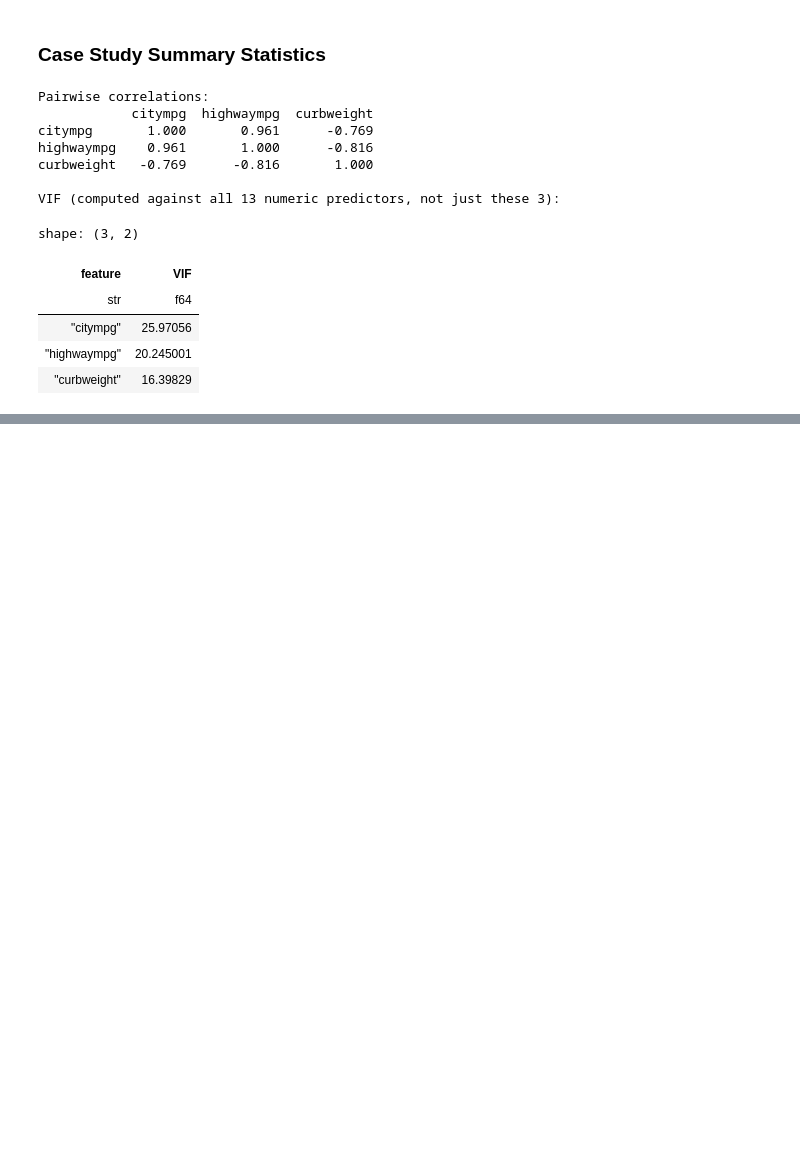
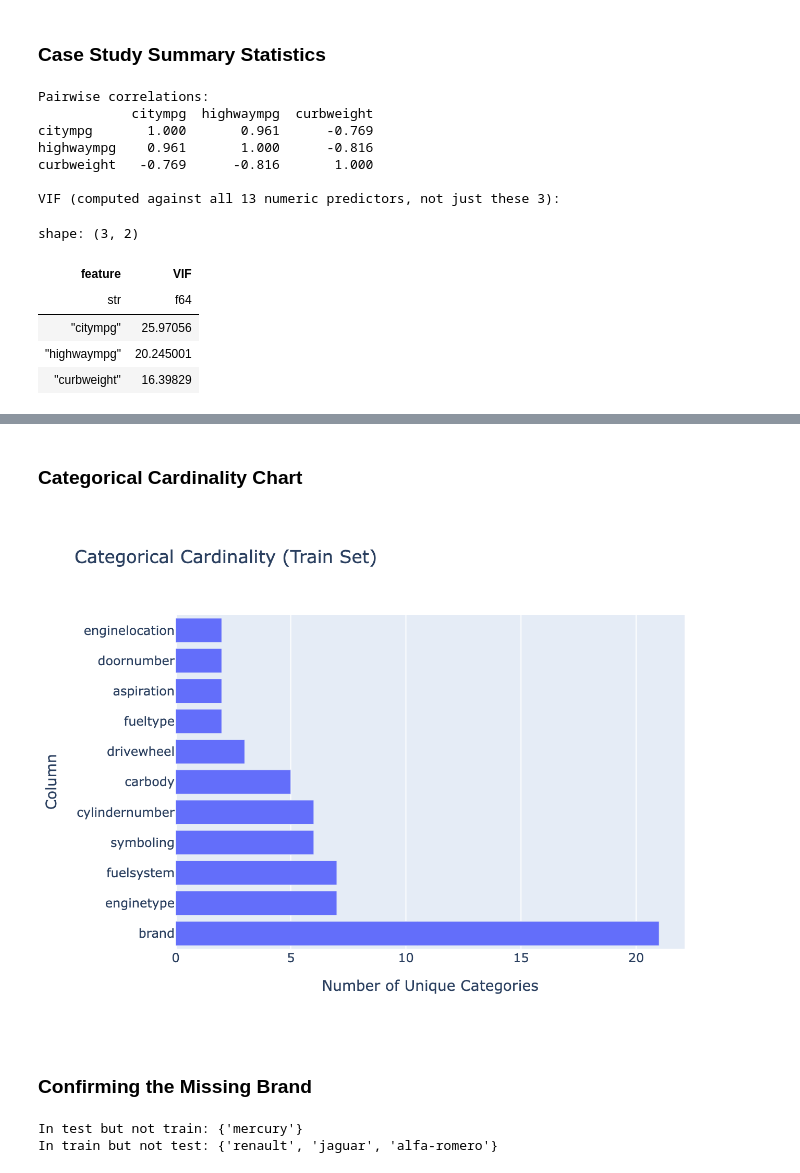
Before and after one commit to yubrajparajuli/car-price-regularization, a Jupyter notebook: notebook/01_data_understanding.ipynb, the cells around one changed output, grey strips where cells are left out. Drawn from its saved outputs; the diff is of its cells as text; code cells hidden in the pictures; blank space fills up the shorter version.

Commit message:
feat(notebook-01): complete data cleaning and EDA, finalize notebook

```diff
--- a/notebook/01_data_understanding.ipynb
+++ b/notebook/01_data_understanding.ipynb
@@ -725,0 +728,13 @@ shape: (3, 2)
+# %%
+categorical_cols = [
+    "symboling", "fueltype", "aspiration", "doornumber", "carbody",
+    "drivewheel", "enginelocation", "enginetype", "cylindernumber",
+    "fuelsystem", "brand"
+]
+
+cardinality = pl.DataFrame({
+    "column": categorical_cols,
+    "n_unique": [X_train[col].n_unique() for col in categorical_cols]
+}).sort("n_unique", descending=True)
+
+cardinality
@@ -725,0 +756,32 @@ shape: (3, 2)
+# %% [markdown]
+### Categorical Cardinality Chart
+# %%
+fig = go.Figure(go.Bar(
+    x=cardinality["n_unique"],
+    y=cardinality["column"],
+    orientation="h",
+    marker_color="#636EFA"
+))
+
+fig.update_layout(
+    title="Categorical Cardinality (Train Set)",
+    xaxis_title="Number of Unique Categories",
+    yaxis_title="Column",
+    height=500
+)
+
+fig.write_image("../reports/figures/06_categorical_cardinality.png")
+fig.show()
+# %% [output]
+[figure, added]
+# %% [markdown]
+### Confirming the Missing Brand
+# %%
+train_brands = set(X_train["brand"].unique().to_list())
+test_brands = set(X_test["brand"].unique().to_list())
+
+print(f"In test but not train: {test_brands - train_brands}")
+print(f"In train but not test: {train_brands - test_brands}")
+# %% [output]
+In test but not train: {'mercury'}
+In train but not test: {'renault', 'jaguar', 'alfa-romero'}
```
Also changed, not shown: parts of 16 cells of this notebook.
